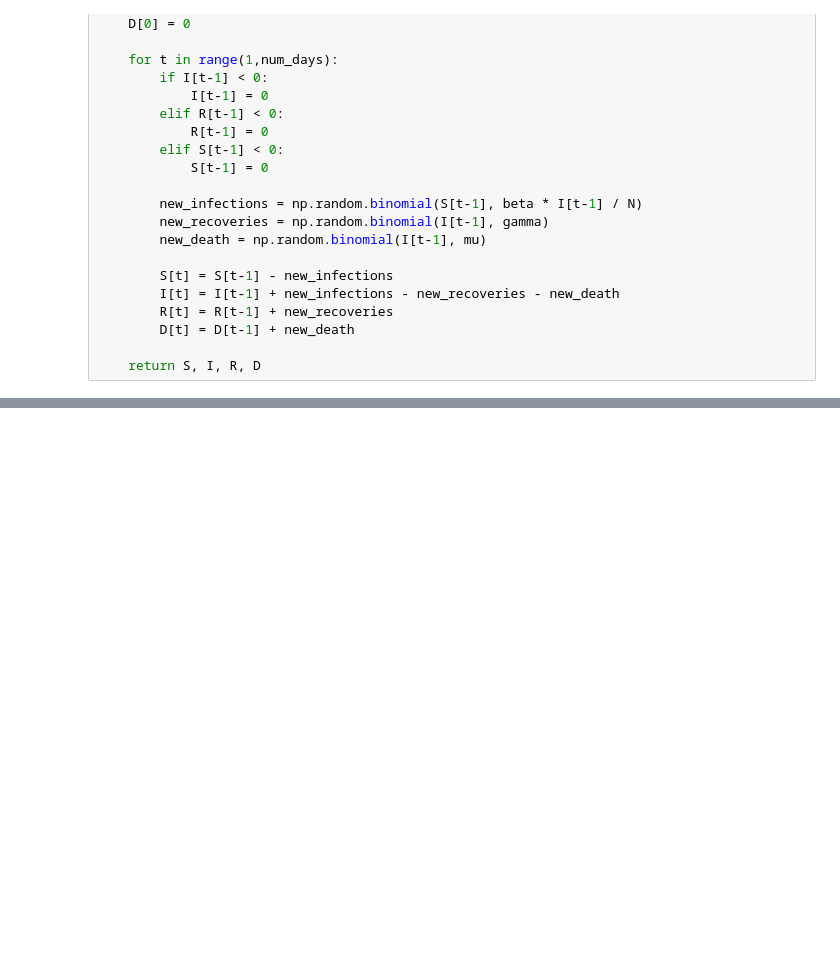
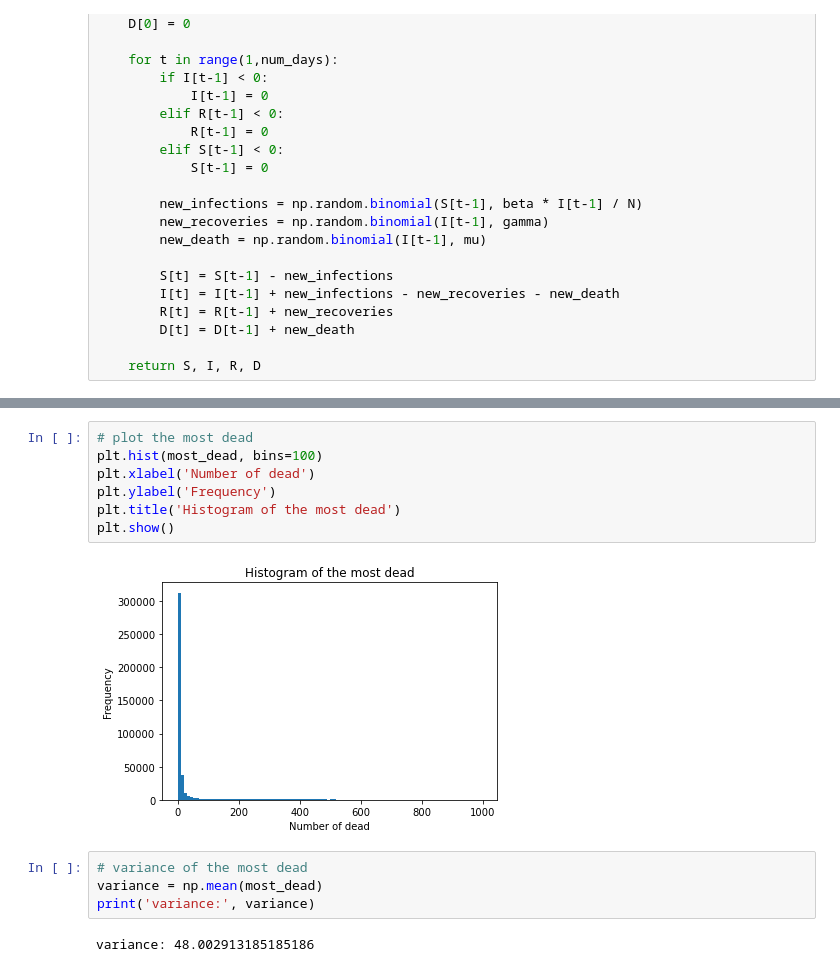
Before and after one commit to jbirkc/Stochastic-Simulation-project-2-Pandemic-, a Jupyter notebook: Part1/SIRD.ipynb, the cells around one changed output, grey strips where cells are left out. Saved outputs shown, nothing was run; the diff lists cells and outputs as text; blank space fills up the shorter version.

```diff
--- a/Part1/SIRD.ipynb
+++ b/Part1/SIRD.ipynb
@@ -125,0 +198,15 @@ plt.show()
+# %%
+# plot the most dead
+plt.hist(most_dead, bins=100)
+plt.xlabel('Number of dead')
+plt.ylabel('Frequency')
+plt.title('Histogram of the most dead')
+plt.show()
+# %% [output]
+[figure, added]
+# %%
+# variance of the most dead
+variance = np.mean(most_dead)
+print('variance:', variance)
+# %% [output]
+variance: 48.002913185185186
```
Also changed, not shown: parts of 7 cells of this notebook, 3 other files.
